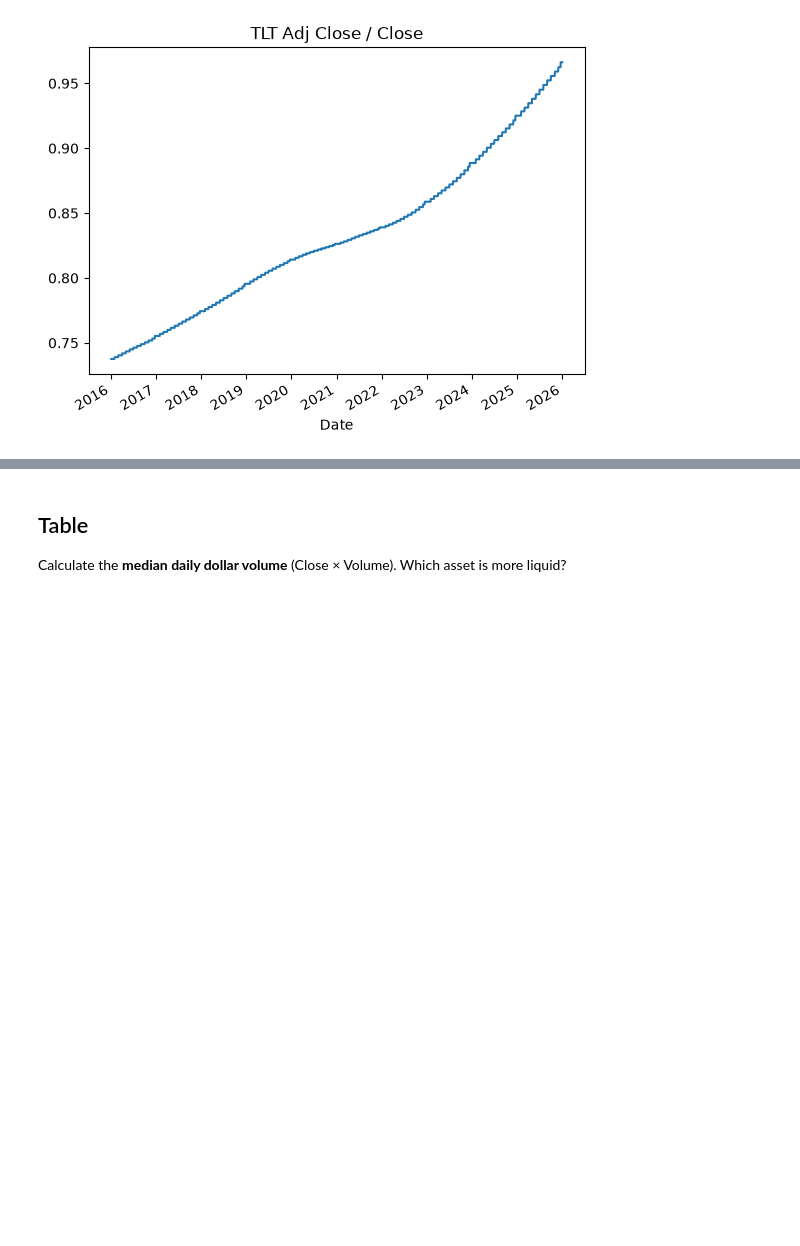
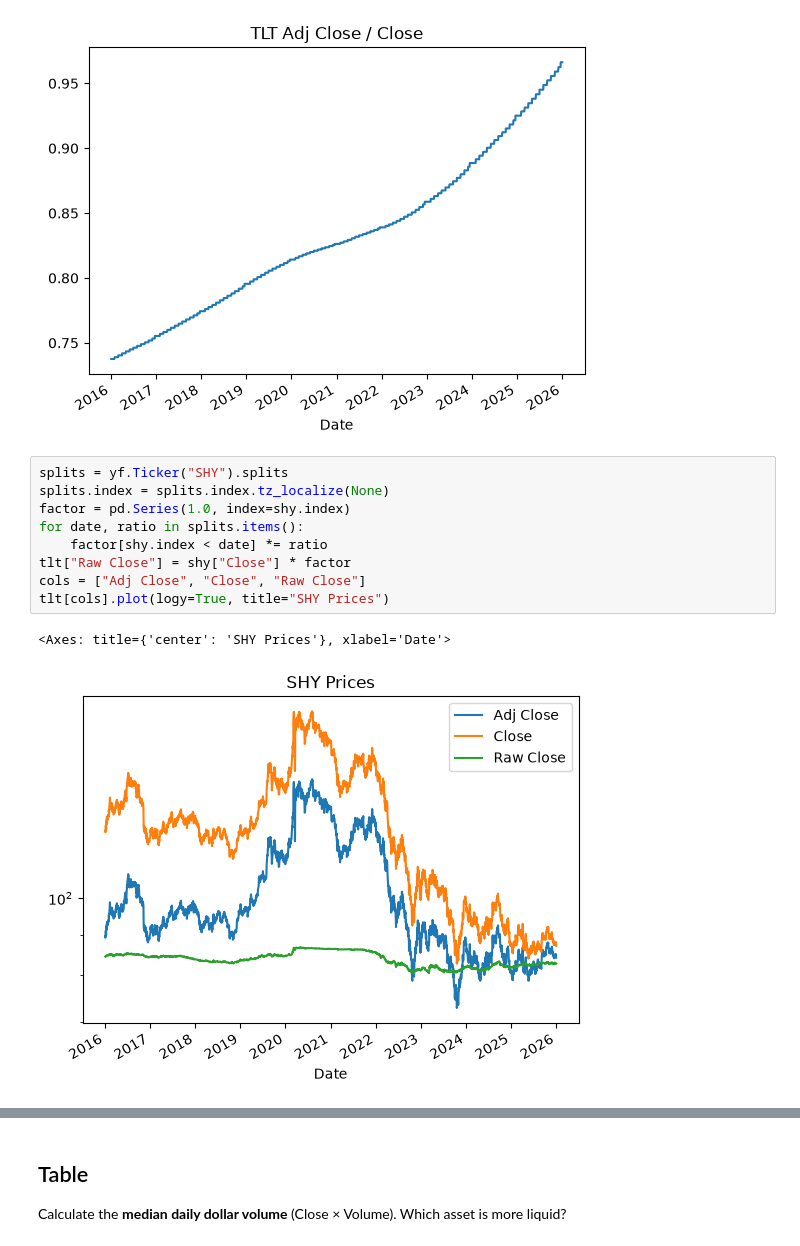
Before and after one commit to Amanda-Rudin/Quant-New-Mem-Education, a Jupyter notebook: ps2/week2_data_quality.ipynb, the cells around one changed output, grey strips where cells are left out. Cells and saved outputs as stored; diff of their text form; blank space fills up the shorter version.

Commit message:
SHY plot made

```diff
--- a/ps2/week2_data_quality.ipynb
+++ b/ps2/week2_data_quality.ipynb
@@ -71,3 +71,15 @@ yf.Ticker("TLT").actions
 | 2026-10-01 00:00:00-04:00 | 0.312 |
 289 rows × 1 columns
 [figure]
+# %%
+splits = yf.Ticker("SHY").splits
+splits.index = splits.index.tz_localize(None)
+factor = pd.Series(1.0, index=shy.index)
+for date, ratio in splits.items():
+    factor[shy.index < date] *= ratio
+tlt["Raw Close"] = shy["Close"] * factor
+cols = ["Adj Close", "Close", "Raw Close"]
+tlt[cols].plot(logy=True, title="SHY Prices")
+# %% [output]
+<Axes: title={'center': 'SHY Prices'}, xlabel='Date'>
+[figure, added]
```
Also changed, not shown: parts of 1 cell of this notebook.
